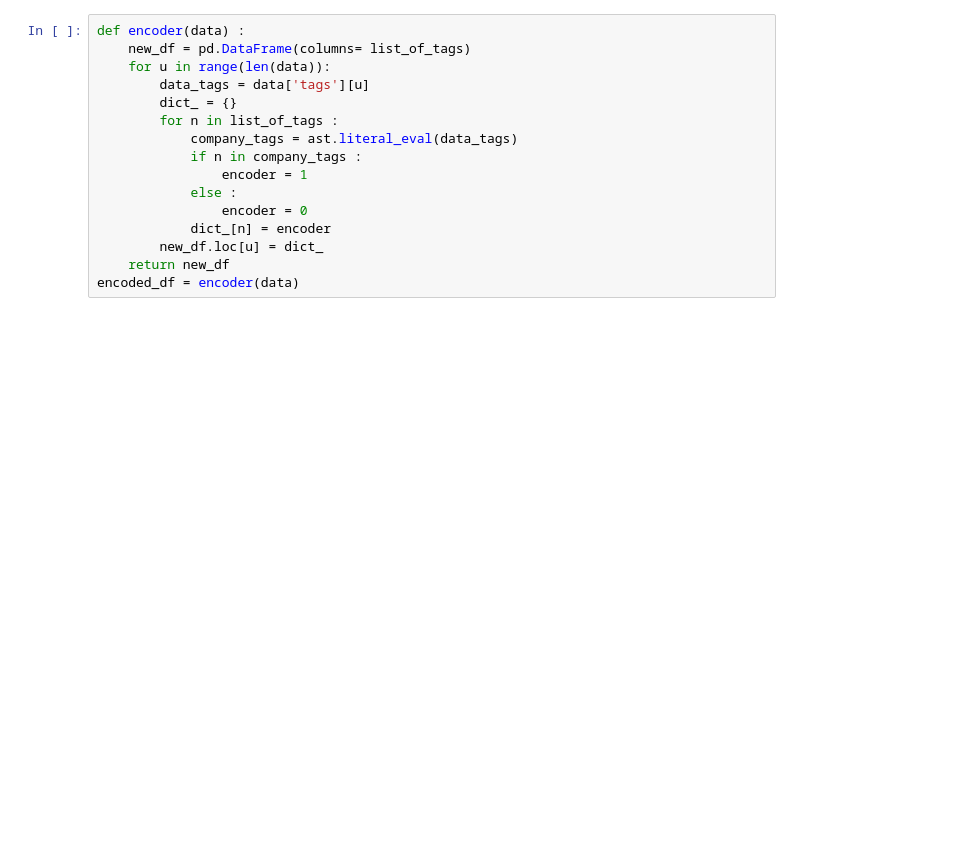
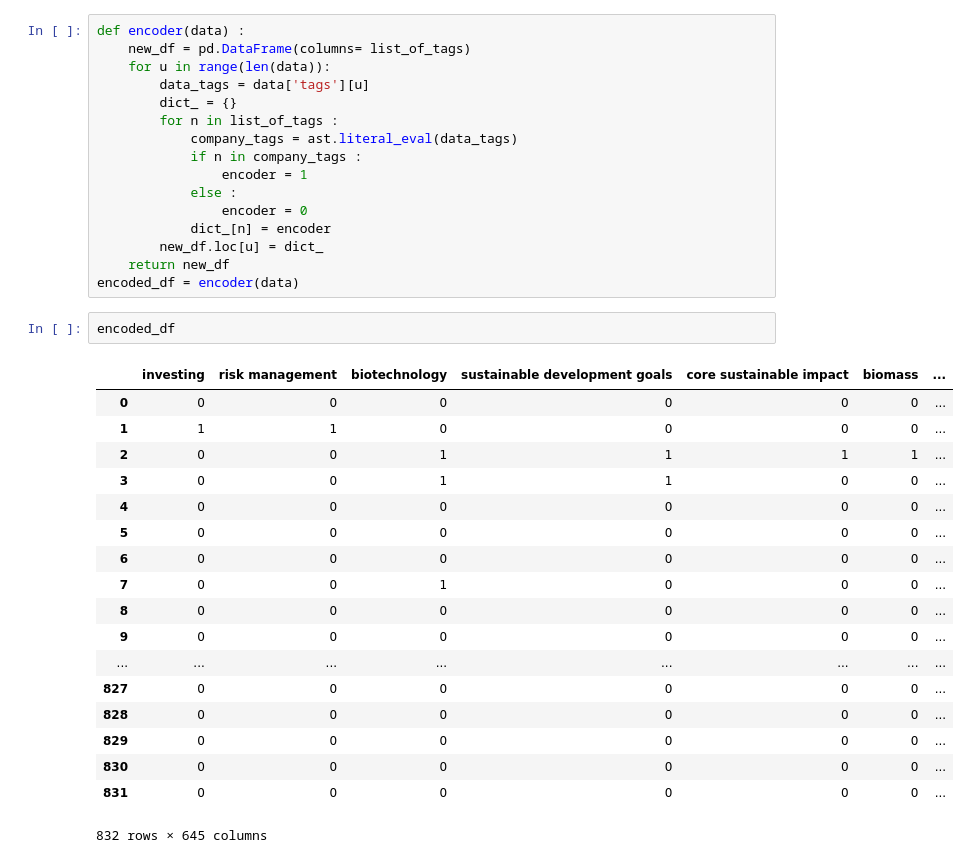
Before and after one commit to nrslt/Demo_bpifrance_deeptech_analysis, a Jupyter notebook: notebooks/antoine_test_features.ipynb, the cells around one changed output. Saved outputs shown, nothing was run; the diff lists cells and outputs as text; blank space fills up the shorter version.

```diff
--- a/notebooks/antoine_test_features.ipynb
+++ b/notebooks/antoine_test_features.ipynb
@@ -161,3 +158,24 @@ def encoder(data) :
         new_df.loc[u] = dict_
     return new_df
 encoded_df = encoder(data)
+# %%
+encoded_df
+# %% [output]
+|  | investing | risk management | biotechnology | sustainable development goals | core sustainable impact | biomass | ... |
+| 0 | 0 | 0 | 0 | 0 | 0 | 0 | ... |
+| 1 | 1 | 1 | 0 | 0 | 0 | 0 | ... |
+| 2 | 0 | 0 | 1 | 1 | 1 | 1 | ... |
+| 3 | 0 | 0 | 1 | 1 | 0 | 0 | ... |
+| 4 | 0 | 0 | 0 | 0 | 0 | 0 | ... |
+| 5 | 0 | 0 | 0 | 0 | 0 | 0 | ... |
+| 6 | 0 | 0 | 0 | 0 | 0 | 0 | ... |
+| 7 | 0 | 0 | 1 | 0 | 0 | 0 | ... |
+| 8 | 0 | 0 | 0 | 0 | 0 | 0 | ... |
+| 9 | 0 | 0 | 0 | 0 | 0 | 0 | ... |
+| ... | ... | ... | ... | ... | ... | ... | ... |
+| 827 | 0 | 0 | 0 | 0 | 0 | 0 | ... |
+| 828 | 0 | 0 | 0 | 0 | 0 | 0 | ... |
+| 829 | 0 | 0 | 0 | 0 | 0 | 0 | ... |
+| 830 | 0 | 0 | 0 | 0 | 0 | 0 | ... |
+| 831 | 0 | 0 | 0 | 0 | 0 | 0 | ... |
+832 rows × 645 columns
```
Also changed, not shown: parts of 3 cells of this notebook, 3 other files.
